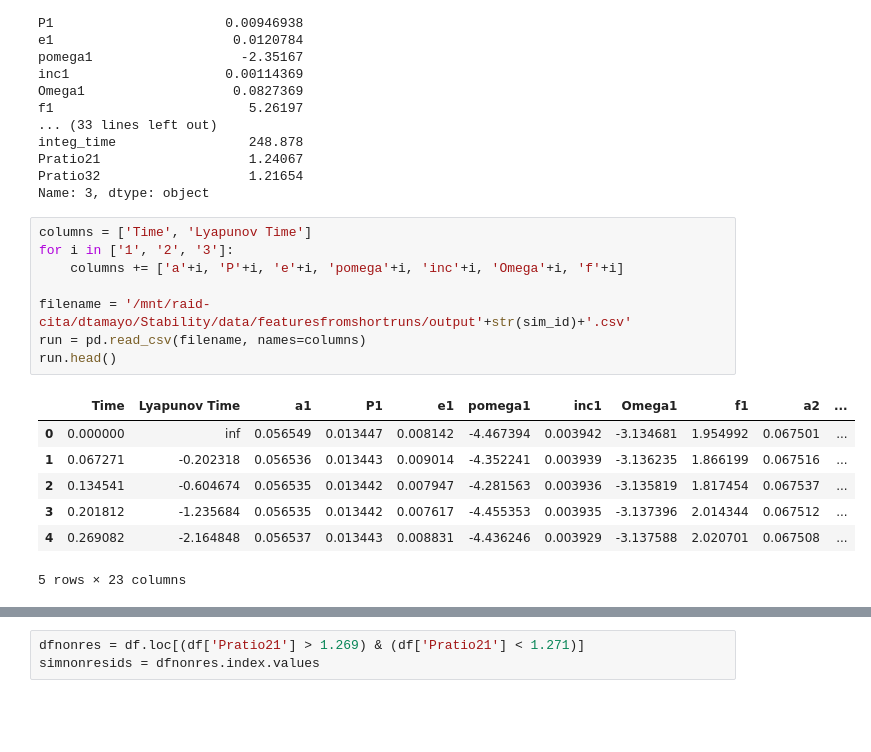
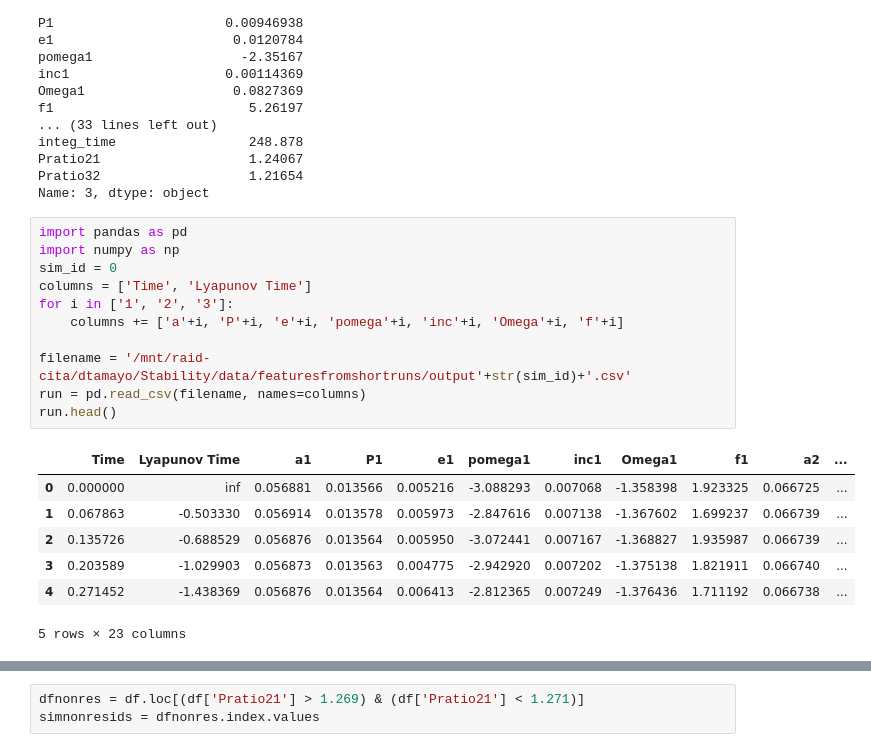
Before and after one commit to dtamayo/Stability, a Jupyter notebook: GenData/FeaturesFromShortRuns.ipynb, the cells around one changed output, grey strips where cells are left out. Drawn from its saved outputs; the diff is of its cells as text; blank space fills up the shorter version.

```diff
--- a/GenData/FeaturesFromShortRuns.ipynb
+++ b/GenData/FeaturesFromShortRuns.ipynb
@@ -150,18 +150,21 @@ Pratio21                   1.24067
 Pratio32                   1.21654
 Name: 3, dtype: object
 # %%
+import pandas as pd
+import numpy as np
+sim_id = 0
 columns = ['Time', 'Lyapunov Time']
 for i in ['1', '2', '3']:
     columns += ['a'+i, 'P'+i, 'e'+i, 'pomega'+i, 'inc'+i, 'Omega'+i, 'f'+i]
 
 filename = '/mnt/raid-cita/dtamayo/Stability/data/featuresfromshortruns/output'+str(sim_id)+'.csv'
 run = pd.read_csv(filename, names=columns)
 run.head()
 # %% [output]
 |  | Time | Lyapunov Time | a1 | P1 | e1 | pomega1 | inc1 | Omega1 | f1 | a2 | ... |
-| 0 | 0.000000 | inf | 0.056549 | 0.013447 | 0.008142 | -4.467394 | 0.003942 | -3.134681 | 1.954992 | 0.067501 | ... |
-| 1 | 0.067271 | -0.202318 | 0.056536 | 0.013443 | 0.009014 | -4.352241 | 0.003939 | -3.136235 | 1.866199 | 0.067516 | ... |
-| 2 | 0.134541 | -0.604674 | 0.056535 | 0.013442 | 0.007947 | -4.281563 | 0.003936 | -3.135819 | 1.817454 | 0.067537 | ... |
-| 3 | 0.201812 | -1.235684 | 0.056535 | 0.013442 | 0.007617 | -4.455353 | 0.003935 | -3.137396 | 2.014344 | 0.067512 | ... |
-| 4 | 0.269082 | -2.164848 | 0.056537 | 0.013443 | 0.008831 | -4.436246 | 0.003929 | -3.137588 | 2.020701 | 0.067508 | ... |
+| 0 | 0.000000 | inf | 0.056881 | 0.013566 | 0.005216 | -3.088293 | 0.007068 | -1.358398 | 1.923325 | 0.066725 | ... |
+| 1 | 0.067863 | -0.503330 | 0.056914 | 0.013578 | 0.005973 | -2.847616 | 0.007138 | -1.367602 | 1.699237 | 0.066739 | ... |
+| 2 | 0.135726 | -0.688529 | 0.056876 | 0.013564 | 0.005950 | -3.072441 | 0.007167 | -1.368827 | 1.935987 | 0.066739 | ... |
+| 3 | 0.203589 | -1.029903 | 0.056873 | 0.013563 | 0.004775 | -2.942920 | 0.007202 | -1.375138 | 1.821911 | 0.066740 | ... |
+| 4 | 0.271452 | -1.438369 | 0.056876 | 0.013564 | 0.006413 | -2.812365 | 0.007249 | -1.376436 | 1.711192 | 0.066738 | ... |
 5 rows × 23 columns
```
Also changed, not shown: parts of 6 cells of this notebook, 5 other files.
